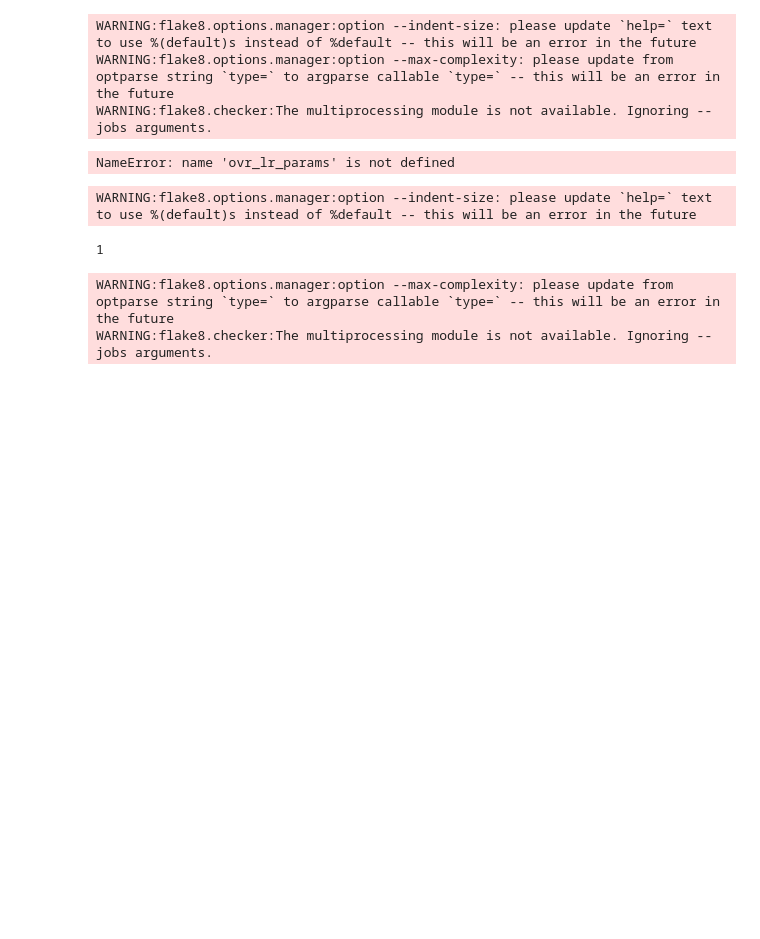
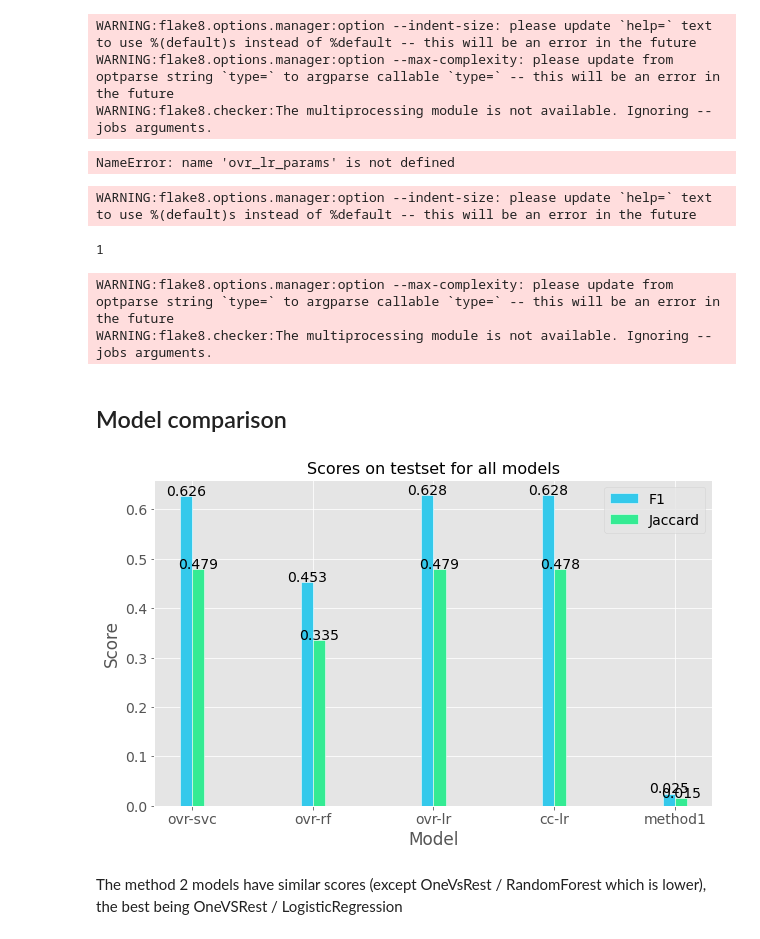
Before and after one commit to FlorianFormentini/OC_IML_P5_TagSuggestionSystem, a Jupyter notebook: P5_02_models.ipynb, the cells around one changed output. Drawn from its saved outputs; the diff is of its cells as text; code cells hidden in the pictures; blank space fills up the shorter version.

Commit message:
models notebook final execution

```diff
--- a/P5_02_models.ipynb
+++ b/P5_02_models.ipynb
@@ -670,6 +673,5 @@ I'm not using a pipeline to save time on document vectorization during the class
 # %%
-tfidf_vectorizer, mlb_tags = joblib.load("P5_04_data/trainset-io-vectorizers.pkl")
-X_train_vect, X_test_vect, y_train_vect, y_test_vect = joblib.load("P5_04_data/classifiers-datasets.pkl")
+warnings.filterwarnings('ignore')  # to ignore some bad GridSearch combinaisons
 # %% [markdown]
 ### One Vs Rest
 # %% [markdown]
@@ -747,11 +754,12 @@ warnings.filterwarnings('ignore')
 # %%
 %%time
 ovr_rf_params = {
-    'estimator__n_estimators': [100, 200],
+    'estimator__n_estimators': [100, 150],
     'estimator__criterion': ['gini', 'entropy'],
     'estimator__max_depth': [None, '1'],
 }
-tuned_ovr_rf, ovr_rf_preds = gs_tuning(OneVsRestClassifier(RandomForestClassifier(random_state=0), n_jobs=-1), ovr_rf_params, filename="ovr-rf")
+tuned_ovr_rf, ovr_rf_preds, ovr_rf_scores= gs_tuning(OneVsRestClassifier(RandomForestClassifier(random_state=0), n_jobs=-1), ovr_rf_params, filename="ovr-rf")
+all_scores['ovr-rf'] = ovr_rf_scores
 # %% [output]
 Best params: {'estimator__criterion': 'gini', 'estimator__max_depth': None, 'estimator__n_estimators': 100}
 Best training F1: 0.4231060667227388
@@ -781,4 +789,5 @@ ovr_lr_params = {
     'estimator__penalty': ['l1', 'l2', None, 'elasticnet'],
 }
 
-tuned_ovr_lr, ovr_lr_preds = gs_tuning(OneVsRestClassifier(LogisticRegression(), n_jobs=-1), ovr_lr_params, filename="ovr-lr")
+tuned_ovr_lr, ovr_lr_preds, ovr_lr_scores = gs_tuning(OneVsRestClassifier(LogisticRegression(), n_jobs=-1), ovr_lr_params, filename="ovr-lr")
+all_scores['ovr-lr'] = ovr_lr_scores
@@ -958,3 +989,41 @@ WARNING:flake8.options.manager:option --indent-size: please update `help=` text
 1
 WARNING:flake8.options.manager:option --max-complexity: please update from optparse string `type=` to argparse callable `type=` -- this will be an error in the future
 WARNING:flake8.checker:The multiprocessing module is not available. Ignoring --jobs arguments.
+# %% [markdown]
+## Model comparison
+# %%
+# adds method 1 scores to the scores dict
+method1_preds = mlb_tags.transform(corpus_df['method1_tags'])
+method1_scores = {
+    'F1': f1_score(y, method1_preds, average='macro'),
+    'Jaccard': jaccard_score(y, method1_preds, average='macro')
+}
+all_scores['method1'] = method1_scores
+# %%
+barWidth = 0.1 # # bars width
+x = np.arange(len(all_scores)) # x postion of each group
+fig, ax = plt.subplots(figsize=(10,6))
+# set height of bars
+b1 = [all_scores[x]['F1'] for x in all_scores]
+b2 = [all_scores[x]['Jaccard'] for x in all_scores]
+# Make the plot
+r1 = ax.bar(x-barWidth/2, b1, color='#34c9eb', width=barWidth, edgecolor='white', label='F1')
+r2 = ax.bar(x+barWidth/2, b2, color='#34eb93', width=barWidth, edgecolor='white', label='Jaccard')
+for p in ax.patches:
+    ax.annotate(s=np.round(p.get_height(), decimals=3),
+                xy=(p.get_x()+p.get_width()/2., p.get_height()),
+                ha='center',
+                va='center',
+                xytext=(0, 5),
+                textcoords='offset points')
+ax.set_ylabel('Score')
+ax.set_xlabel('Model')
+ax.set_xticks(x)
+ax.set_xticklabels(all_scores.keys())
+ax.legend(loc='best')
+ax.set_title("Scores on testset for all models", fontsize=16)
+plt.show()
+# %% [output]
+[figure, added]
+# %% [markdown]
+The method 2 models have similar scores (except OneVsRest / RandomForest which is lower), the best being OneVSRest / LogisticRegression
```
Also changed, not shown: parts of 29 cells of this notebook.
